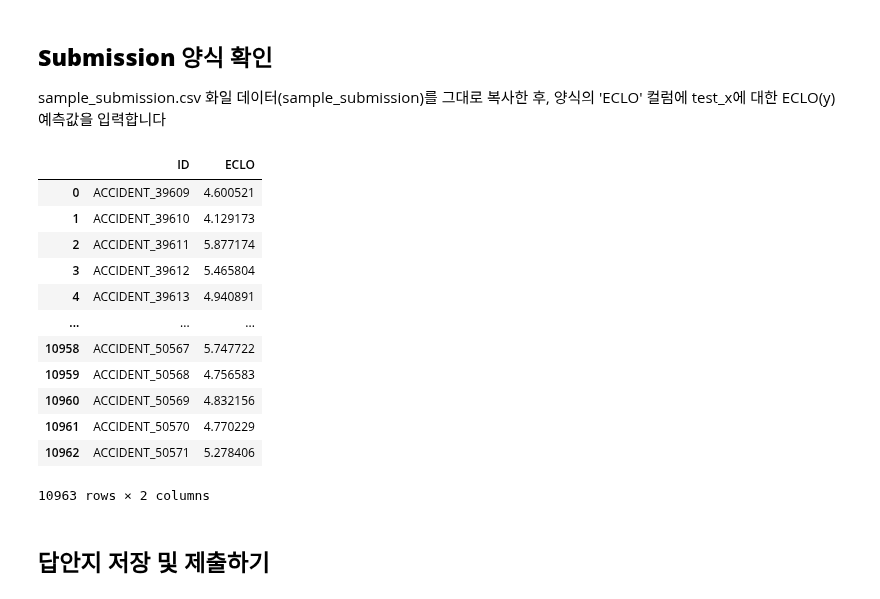
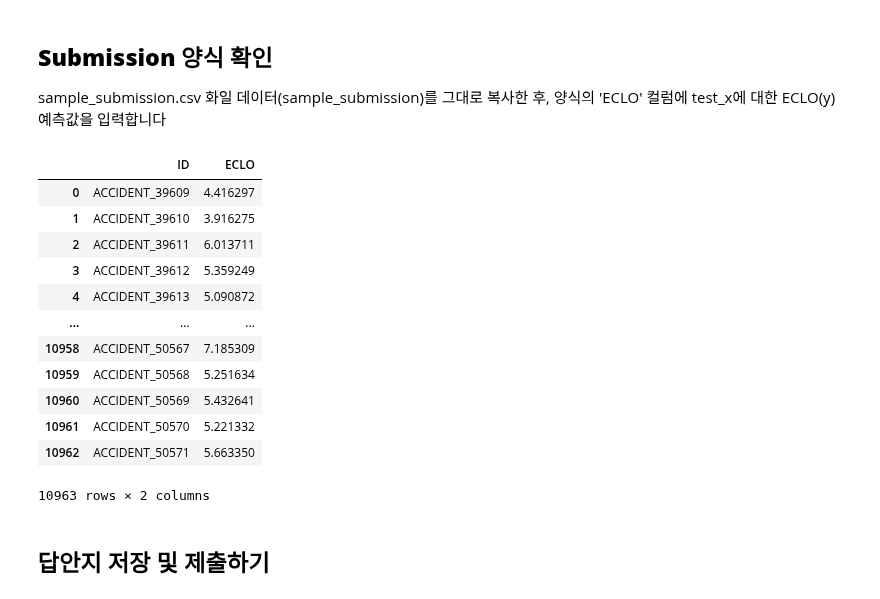
Before and after one commit to tgwon/ai4ml, a Jupyter notebook: project/baseline1.ipynb, the cells around one changed output. Cells and saved outputs as stored; diff of their text form; code cells hidden in the pictures.

```diff
--- a/project/baseline1.ipynb
+++ b/project/baseline1.ipynb
@@ -281,0 +581,3 @@ print(grid_search.best_params_)
+# %%
+xr = XGBRegressor()
+xr.fit(train_x, train_y)
@@ -281,0 +602,25 @@ print(grid_search.best_params_)
+# %%
+train_x = train_x.drop(columns=['활동시간대','도로형태1','월','일'])
+test_x = test_x.drop(columns=['활동시간대','도로형태1','월','일'])
+# %%
+# XGBoostRegressor 모델 정의
+xgb_model = XGBRegressor()
+
+# 튜닝할 하이퍼파라미터 값들 지정
+param_grid = {
+    'learning_rate': [0.01, 0.1, 0.2],
+    'n_estimators': [100, 200, 300],
+    'max_depth': [3, 5, 7],
+    'min_child_weight': [1, 3, 5],
+    'subsample': [0.8, 0.9, 1.0],
+    'colsample_bytree': [0.8, 0.9, 1.0]
+}
+
+# Grid Search 정의
+grid_search = GridSearchCV(estimator=xgb_model, param_grid=param_grid, scoring='neg_mean_squared_log_error', cv=5)
+
+# Grid Search 수행
+grid_result = grid_search.fit(train_x, train_y)
+
+# 최적의 하이퍼파라미터 출력
+print("Best Parameters: ", grid_result.best_params_)
@@ -282,6 +646,6 @@ print(grid_search.best_params_)
 # %%
 # 최적의 모델로 예측 수행하기
-prediction = grid_search.predict(test_x)
+pred = grid_result.predict(test_x)
 # %% [markdown]
 ## **Submission 양식 확인**
 
@@ -289,21 +653,21 @@ sample_submission.csv 화일 데이터(sample_submission)를 그대로 복사한
 양식의 'ECLO' 컬럼에 test_x에 대한 ECLO(y) 예측값을 입력합니다
 # %%
 baseline_submission = sample_submission.copy()
-baseline_submission['ECLO'] = prediction
+baseline_submission['ECLO'] = pred
 baseline_submission
 # %% [output]
 |  | ID | ECLO |
-| 0 | ACCIDENT_39609 | 4.600521 |
-| 1 | ACCIDENT_39610 | 4.129173 |
-| 2 | ACCIDENT_39611 | 5.877174 |
-| 3 | ACCIDENT_39612 | 5.465804 |
-| 4 | ACCIDENT_39613 | 4.940891 |
+| 0 | ACCIDENT_39609 | 4.416297 |
+| 1 | ACCIDENT_39610 | 3.916275 |
+| 2 | ACCIDENT_39611 | 6.013711 |
+| 3 | ACCIDENT_39612 | 5.359249 |
+| 4 | ACCIDENT_39613 | 5.090872 |
 | ... | ... | ... |
-| 10958 | ACCIDENT_50567 | 5.747722 |
-| 10959 | ACCIDENT_50568 | 4.756583 |
-| 10960 | ACCIDENT_50569 | 4.832156 |
-| 10961 | ACCIDENT_50570 | 4.770229 |
-| 10962 | ACCIDENT_50571 | 5.278406 |
+| 10958 | ACCIDENT_50567 | 7.185309 |
+| 10959 | ACCIDENT_50568 | 5.251634 |
+| 10960 | ACCIDENT_50569 | 5.432641 |
+| 10961 | ACCIDENT_50570 | 5.221332 |
+| 10962 | ACCIDENT_50571 | 5.663350 |
 10963 rows × 2 columns
 # %% [markdown]
 ## **답안지 저장 및 제출하기**
```
Also changed, not shown: parts of 58 cells of this notebook.
